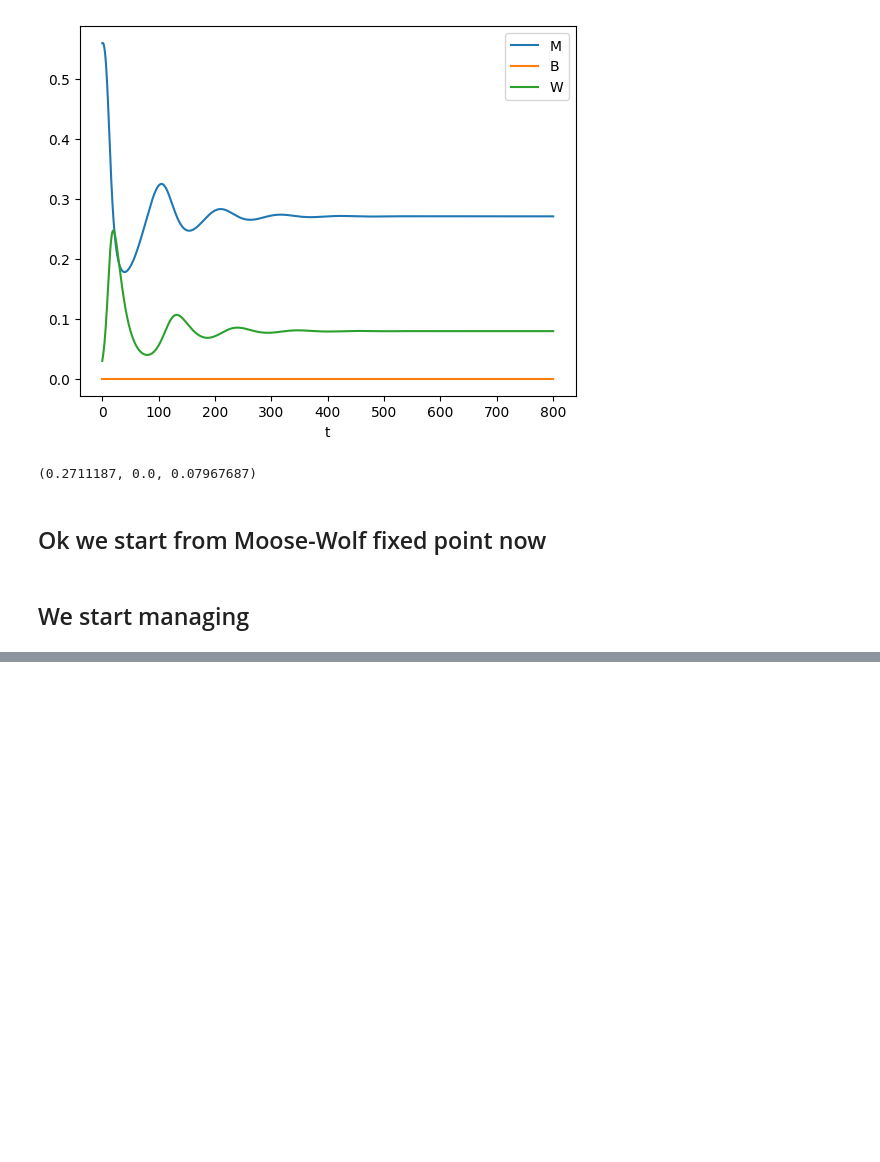
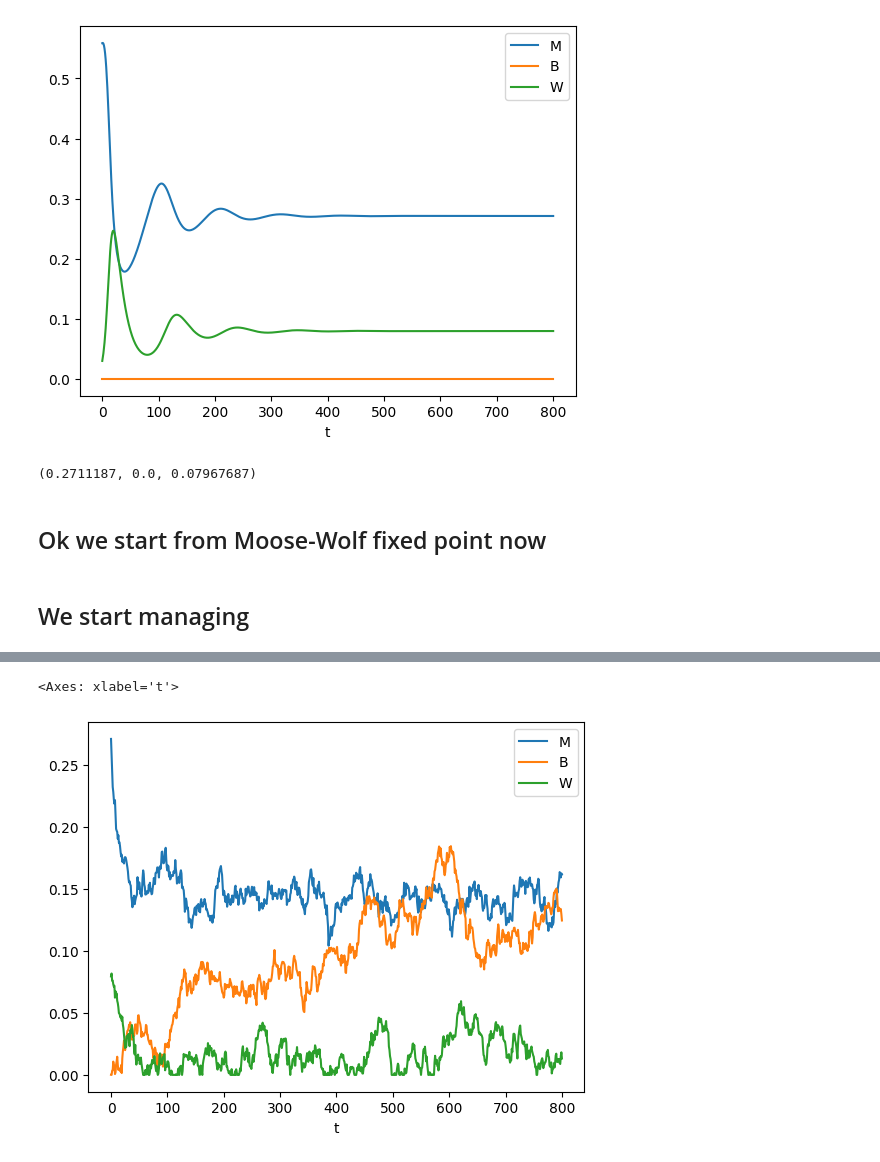
Before and after one commit to boettiger-lab/rl4caribou, a Jupyter notebook: notebooks/4-15-Meeting-Notebook.ipynb, the cells around one changed output, grey strips where cells are left out. Drawn from its saved outputs; the diff is of its cells as text; code cells hidden in the pictures; blank space fills up the shorter version.

```diff
--- a/notebooks/4-15-Meeting-Notebook.ipynb
+++ b/notebooks/4-15-Meeting-Notebook.ipynb
@@ -88,0 +89,6 @@ df.plot(x='t')
+# %%
+from stable_baselines3 import PPO # stable_baselines3 is the package with the algorithms
+
+ppoAgent = PPO.load("../saved_agents/PPO-CaribouScipy-2.zip")
+# %%
+simulate(env, ppoAgent)
@@ -88,0 +109,12 @@ df.plot(x='t')
+# %%
+df = simulate(
+    CaribouScipy(
+        config={'initial_pop': np.array([0.2711187, 0.0001, 0.07967687])}
+    ),
+    ppoAgent
+)
+# %%
+df.plot(x='t')
+# %% [output]
+<Axes: xlabel='t'>
+[figure, added]
```
Also changed, not shown: parts of 25 cells of this notebook, 2 other files.
